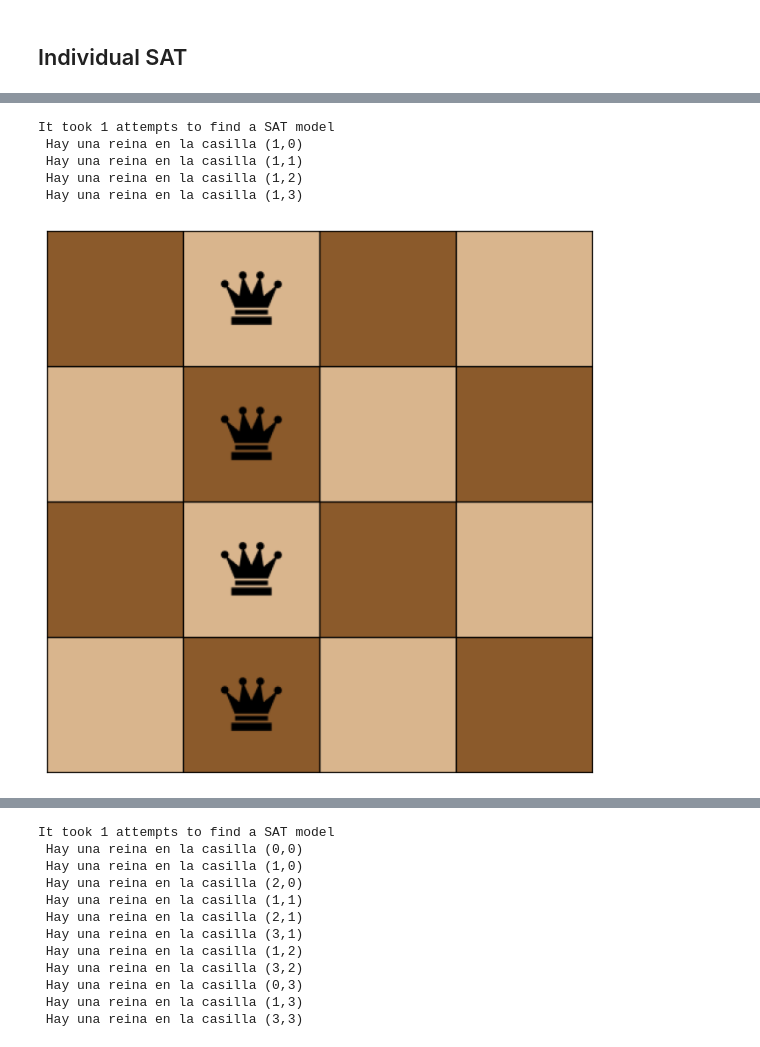
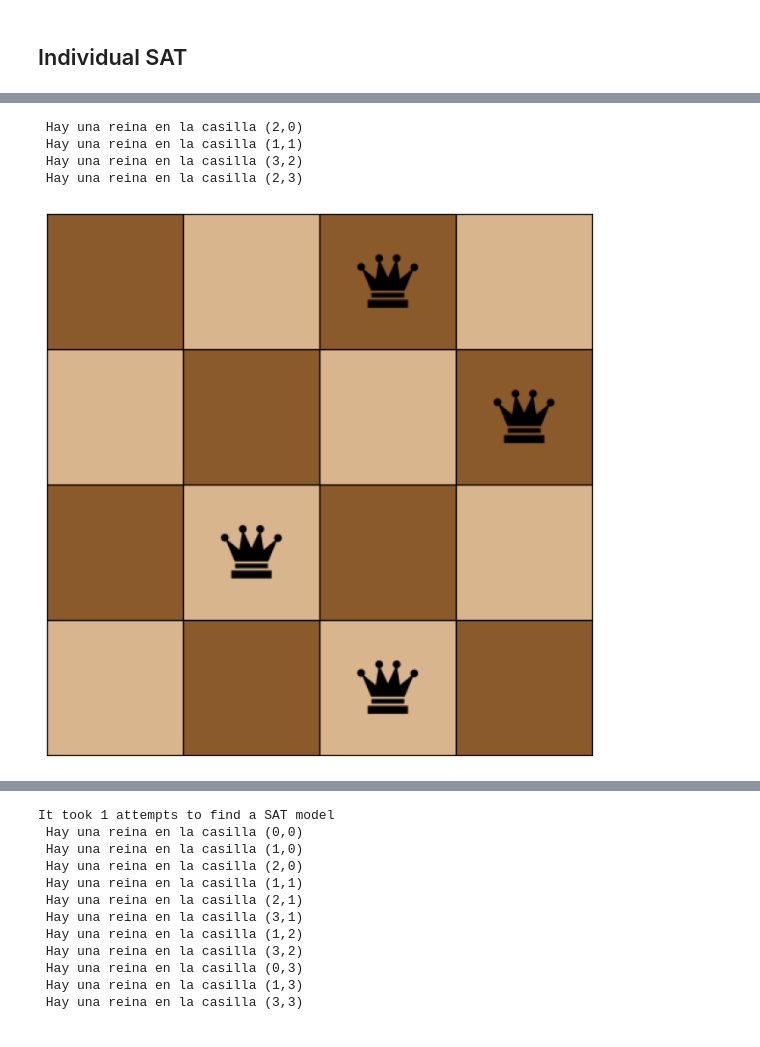
Before and after one commit to matwate/LogicaCC, a Jupyter notebook: tseitin.ipynb, the cells around one changed output, grey strips where cells are left out. Cells and saved outputs as stored; diff of their text form; code cells hidden in the pictures.

```diff
--- a/tseitin.ipynb
+++ b/tseitin.ipynb
@@ -8,7 +8,7 @@ super_important_function_that_every_project_needs()
   l  ~ヽ
   じしf_,)ノ
 # %%
-reinas = Reinas(4)
+reinas = Reinas(8)
 desc = reinas.Reina_En_Casilla
 # %% [output]
 Building regla4...
@@ -85,15 +81,14 @@ Wall time: 21.3 s
 # %%
 %%time
-r1_ws = WalkSat(reinas.r2, 10, 958 , 0.08)
+r1_ws = WalkSat(reinas.r2, 10, 465, 0.01)
 sat , inter = r1_ws.SAT_till_SAT()
 if sat != "IDK YET":
     reinas.visualizar(inter)
 else:
     print(sat)
 # %% [output]
-It took 1 attempts to find a SAT model
- Hay una reina en la casilla (1,0)
+ Hay una reina en la casilla (2,0)
  Hay una reina en la casilla (1,1)
- Hay una reina en la casilla (1,2)
- Hay una reina en la casilla (1,3)
+ Hay una reina en la casilla (3,2)
+ Hay una reina en la casilla (2,3)
-[figure, old version]
+[figure, new version]
```
Also changed, not shown: parts of 11 cells of this notebook, 7 other files.
